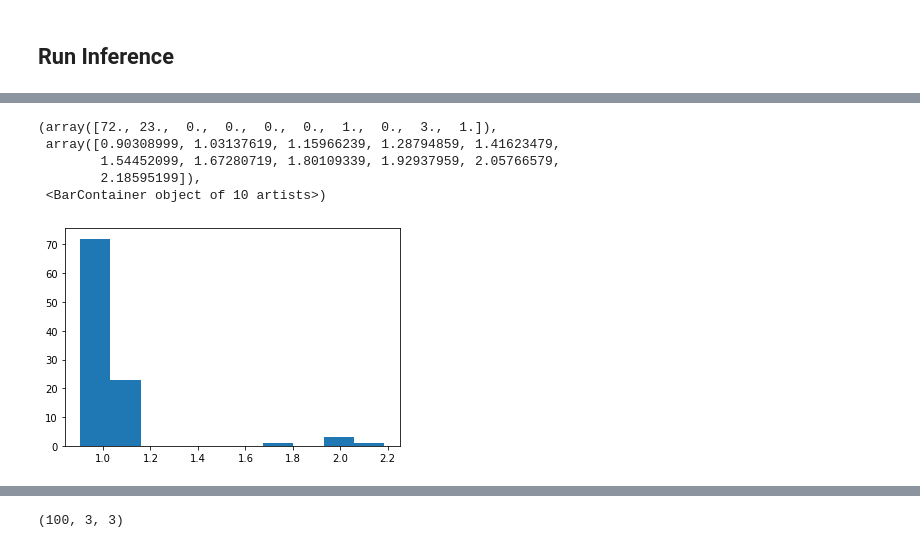
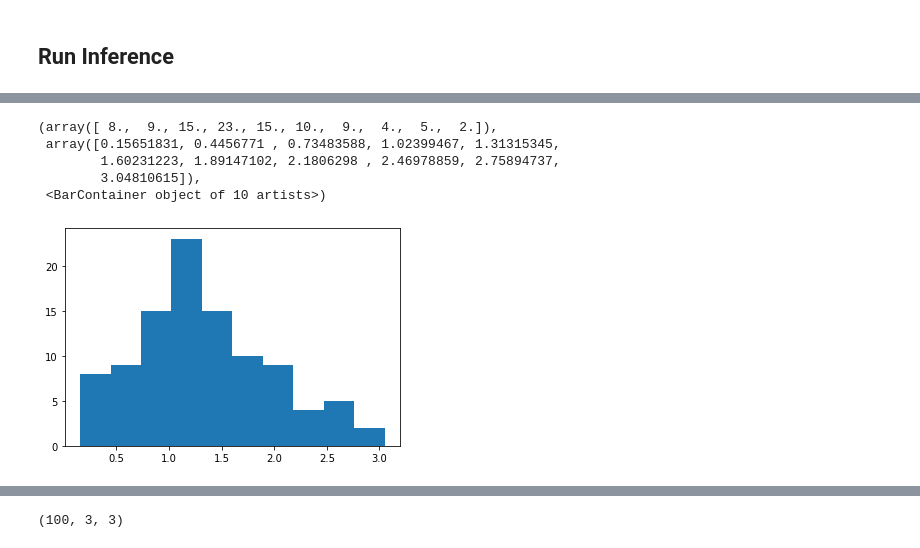
Before and after one commit to tarachari3/perturbCME, a Jupyter notebook: notebooks/20230330_mixModSimTests_Monod.ipynb, the cells around one changed output, grey strips where cells are left out. Cells and saved outputs as stored; diff of their text form; code cells hidden in the pictures.

```diff
--- a/notebooks/20230330_mixModSimTests_Monod.ipynb
+++ b/notebooks/20230330_mixModSimTests_Monod.ipynb
@@ -107,3 +176,6 @@ num_marks = 5
+# %%
+#Technical sampling params
+glob_samp = np.asarray([-7.157894736842105, -1.525])
 # %%
 transcriptome = pd.read_csv('/home/tchari/perturbCME/notebooks/gg_200525_genome_polyA_cum_3',delim_whitespace=True,header = None)
 transcriptome.head()
@@ -125,0 +232,12 @@ lens_sub = gene_lens[choices]
+# %%
+all_params = []
+all_marks = []
+ps = [(1.0,1.5),(0.45,1.5),(1.0,1.2),(0.45,1.2),(1.0,1.0)] #Test different simulation scenarios
+for p in ps:
+    out = make_params(clus,n_genes,lens_sub,samples,glob_samp,num_marks,p=p[0],loc=p[1])
+    all_params += [out[0]]
+    all_marks += [out[1]]
+# %%
+all_counts = []
+for params in all_params:
+    all_counts += [make_counts(clus,n_cells,n_genes,params)]
@@ -126,21 +307,8 @@ lens_sub = gene_lens[choices]
 # %%
-#For each gene set params (clus x n_genes x 6), use gene lens from transcriptome file + use same gene names
-params = np.zeros((clus,n_genes,6)) #b,k,beta,gamma,samp_n,samp_m
-for g in range(n_genes):
-    g_len = lens_sub[g]
-    params[:,g,0] = int(np.random.uniform(8,12)) #b
-    params[:,g,1] = 1 #np.random.uniform(0.1,0.5) #k
-    params[:,g,2] = np.random.normal(2,0.1)  #beta
-    params[:,g,3] = np.random.normal(0.8,0.1) #gamma
-
-    params[:,g,4] = 10**(-7.157894736842105)*g_len #C_nL
-    params[:,g,5] = 10**(-1.525) #lam_m
-
-
-
-#For each clus, select num_marks unique markers, add noise to b (log10b)
-all_choices = np.random.choice(range(n_genes), num_marks*clus, replace=False)
-for c in range(clus):
-    marks = all_choices[c*num_marks:(c+1)*num_marks]
-
-    params[c,marks,0] = 10**(np.log10(params[c,marks,0]) + np.random.normal(loc=1.0, scale = 0.1, size=len(marks))) #Only in burst size for now
+plt.figure()
+test_gene = k1[:,50,:]
+sns.kdeplot(x=test_gene[:,0], y=test_gene[:,1], cmap="viridis", shade=True, thresh=0)
+plt.xlim(np.min(test_gene[:,0]),np.max(test_gene[:,0]))
+plt.ylim(np.min(test_gene[:,1]),np.max(test_gene[:,1]))
+plt.xlabel('Nascent counts')
+plt.ylabel('Mature counts')
@@ -449,12 +549,12 @@ samp_ub = [-7.157894736842105, -1.525] #-5.5, 0
 # gridsize = [5,6]
 gridsize = [1,1]
 # %%
-plt.hist(np.log10(params[0,:,0]))
+plt.hist((params[0,:,0]))
 # %% [output]
-(array([72., 23.,  0.,  0.,  0.,  0.,  1.,  0.,  3.,  1.]),
- array([0.90308999, 1.03137619, 1.15966239, 1.28794859, 1.41623479,
-        1.54452099, 1.67280719, 1.80109339, 1.92937959, 2.05766579,
-        2.18595199]),
+(array([ 8.,  9., 15., 23., 15., 10.,  9.,  4.,  5.,  2.]),
+ array([0.15651831, 0.4456771 , 0.73483588, 1.02399467, 1.31315345,
+        1.60231223, 1.89147102, 2.1806298 , 2.46978859, 2.75894737,
+        3.04810615]),
  <BarContainer object of 10 artists>)
-[figure, old version]
+[figure, new version]
 # %%
```
Also changed, not shown: parts of 112 cells of this notebook.
